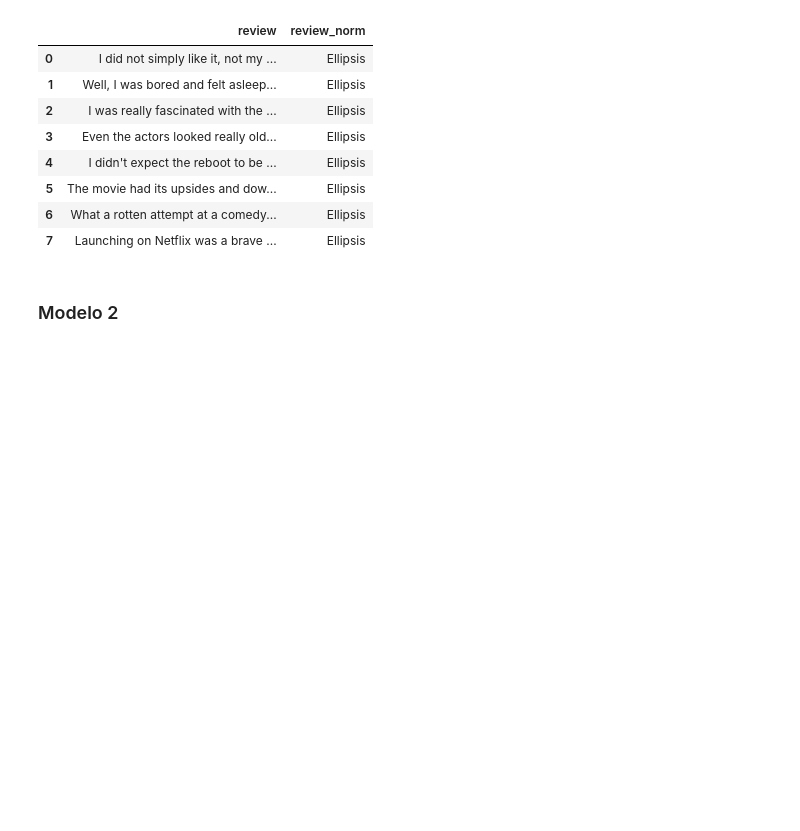
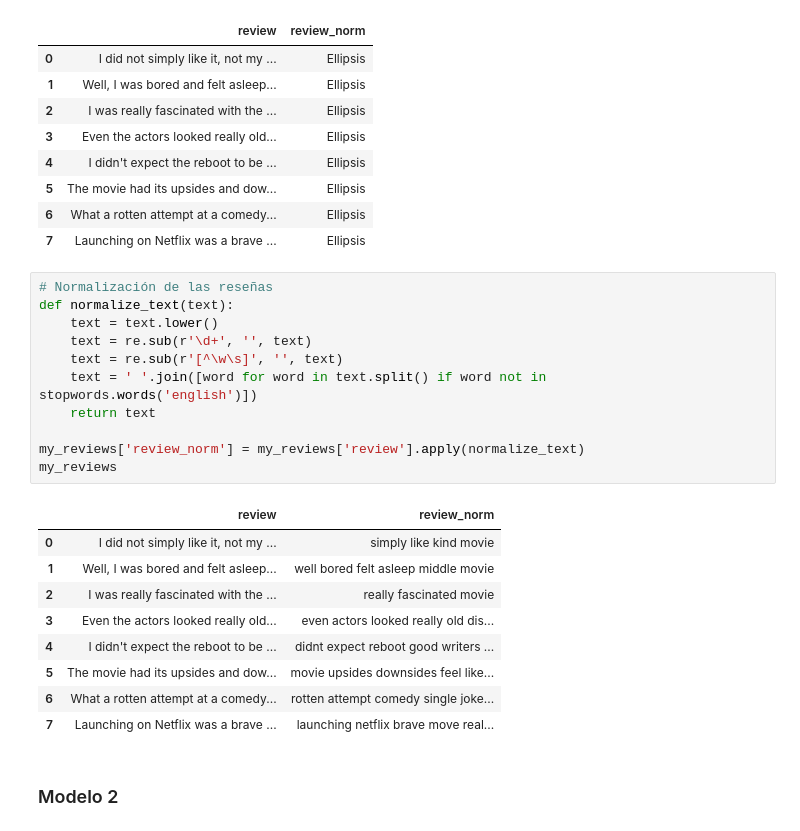
Before and after one commit to ErayFaSol/Sprint-14-Aprendizaje-automatico-para-textos, a Jupyter notebook: proyecto14.ipynb, the cells around one changed output. Saved outputs shown, nothing was run; the diff lists cells and outputs as text; blank space fills up the shorter version.

```diff
--- a/proyecto14.ipynb
+++ b/proyecto14.ipynb
@@ -698,6 +719,27 @@ my_reviews
 | 5 | The movie had its upsides and dow... | Ellipsis |
 | 6 | What a rotten attempt at a comedy... | Ellipsis |
 | 7 | Launching on Netflix was a brave ... | Ellipsis |
+# %%
+# Normalización de las reseñas
+def normalize_text(text):
+    text = text.lower()
+    text = re.sub(r'\d+', '', text)
+    text = re.sub(r'[^\w\s]', '', text)
+    text = ' '.join([word for word in text.split() if word not in stopwords.words('english')])
+    return text
+
+my_reviews['review_norm'] = my_reviews['review'].apply(normalize_text)
+my_reviews
+# %% [output]
+|  | review | review_norm |
+| 0 | I did not simply like it, not my ... | simply like kind movie |
+| 1 | Well, I was bored and felt asleep... | well bored felt asleep middle movie |
+| 2 | I was really fascinated with the ... | really fascinated movie |
+| 3 | Even the actors looked really old... | even actors looked really old dis... |
+| 4 | I didn't expect the reboot to be ... | didnt expect reboot good writers ... |
+| 5 | The movie had its upsides and dow... | movie upsides downsides feel like... |
+| 6 | What a rotten attempt at a comedy... | rotten attempt comedy single joke... |
+| 7 | Launching on Netflix was a brave ... | launching netflix brave move real... |
 # %% [markdown]
 ### Modelo 2
 # %%
```
Also changed, not shown: parts of 8 cells of this notebook, 6 other files.
